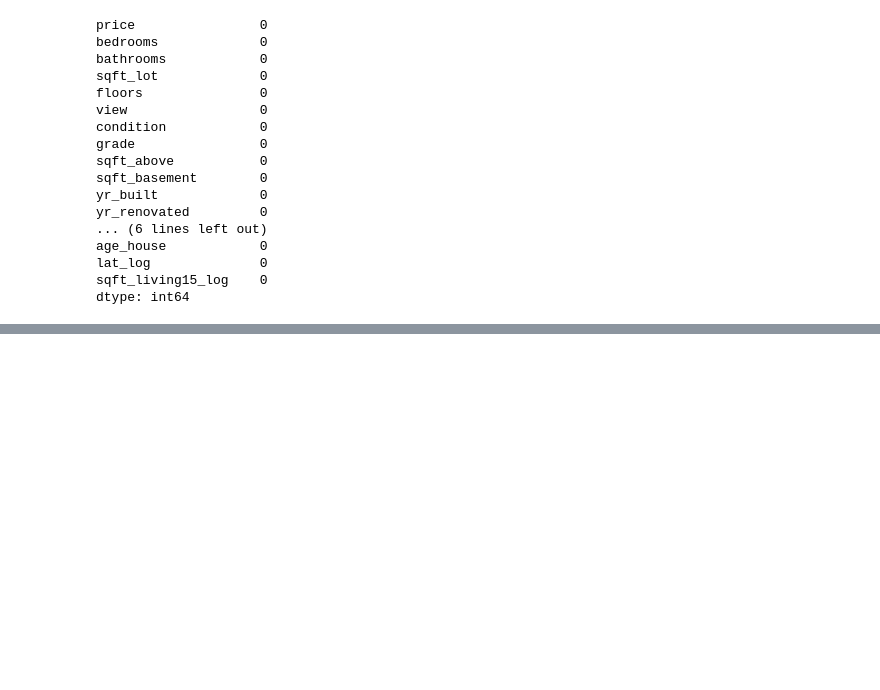
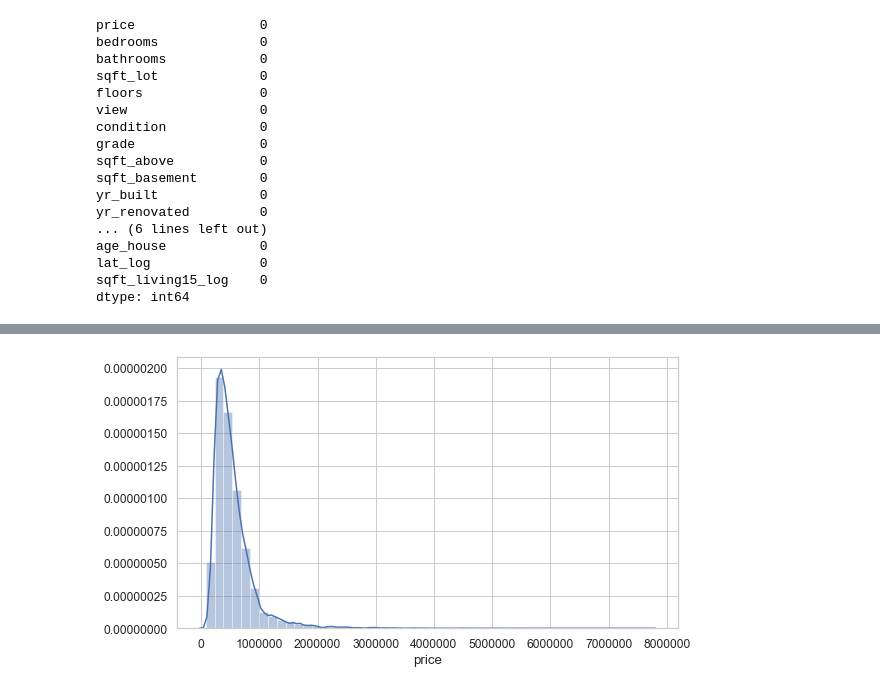
Before and after one commit to torresdavr/dsc-v2-mod1-final-project-online-ds-pt-100719, a Jupyter notebook: student-Copy1.ipynb, the cells around one changed output, grey strips where cells are left out. Saved outputs shown, nothing was run; the diff lists cells and outputs as text; code cells hidden in the pictures; blank space fills up the shorter version.

```diff
--- a/student-Copy1.ipynb
+++ b/student-Copy1.ipynb
@@ -2432,0 +2278,4 @@ strong multicollinearity or other numerical problems.
+# %%
+sns.distplot(df_housing['price']);
+# %% [output]
+[figure, added]
```
Also changed, not shown: parts of 49 cells of this notebook.
